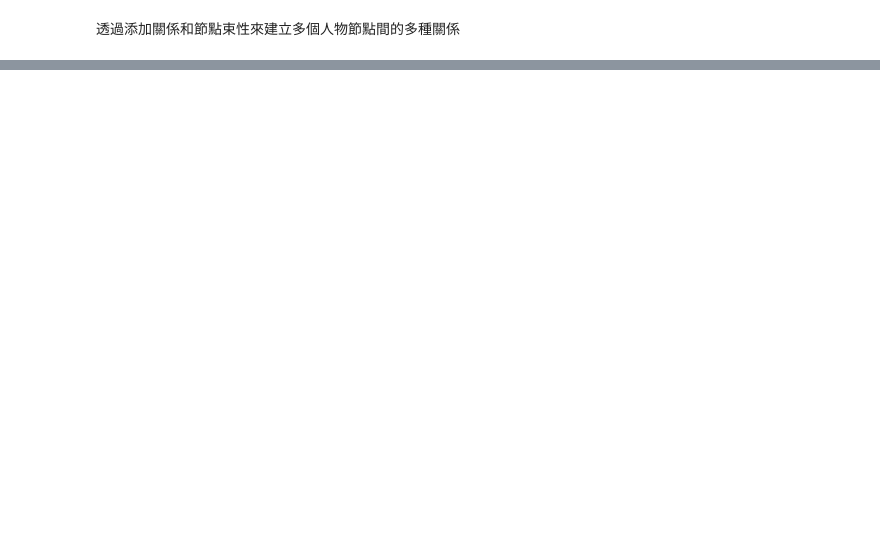
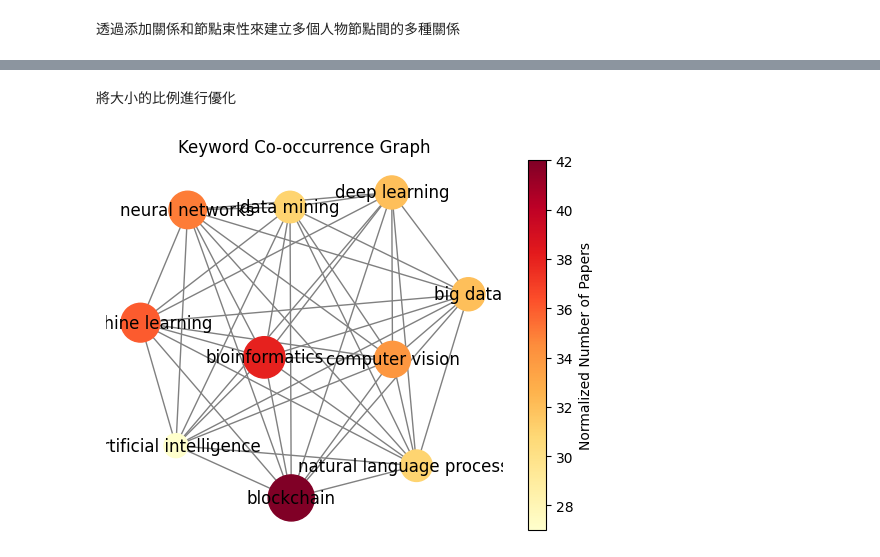
Before and after one commit to samhsiao6238/PythonFinance_2024, a Jupyter notebook: D21_neo4j/04_knowledge-graph/00_專案/src/ex01.ipynb, the cells around one changed output, grey strips where cells are left out. Cells and saved outputs as stored; diff of their text form; code cells hidden in the pictures; blank space fills up the shorter version.

```diff
--- a/D21_neo4j/04_knowledge-graph/00_專案/src/ex01.ipynb
+++ b/D21_neo4j/04_knowledge-graph/00_專案/src/ex01.ipynb
@@ -152,0 +351,67 @@ Created: Eve with attributes {'occupation': 'Analyst', 'name': 'Eve', 'age': 29}
+# %% [markdown]
+將大小的比例進行優化
+# %%
+import matplotlib.pyplot as plt
+import networkx as nx
+from neo4j import GraphDatabase
+import numpy as np
+
+# Neo4j Bolt URL
+uri = "bolt://localhost:7687"
+username = "neo4j"
+password = "sam112233"
+
+driver = GraphDatabase.driver(uri, auth=(username, password))
+
+def fetch_data(tx):
+    # 查询关键字和与其相关的文献数量
+    query = """
+    MATCH (k:Keyword)<-[:HAS_KEYWORD]-(p:Paper)
+    RETURN k.name AS keyword, COUNT(p) AS papers
+    """
+    return list(tx.run(query))
+
+def plot_keywords_graph(data):
+    G = nx.Graph()
+    papers_counts = [record['papers'] for record in data]
+    min_papers = min(papers_counts)
+    max_papers = max(papers_counts)
+
+    # Calculate size factor based on the range of paper counts
+    base_size = 300  # Base size for the smallest node
+    size_range = 800  # Additional size for the largest node
+
+    for record in data:
+        keyword, weight = record['keyword'], record['papers']
+        # Normalize weight and apply scaling factor
+        normalized_weight = (weight - min_papers) / (max_papers - min_papers)
+        scaled_size = base_size + normalized_weight * size_range
+        G.add_node(keyword, size=scaled_size, count=weight)
+
+    for i in range(len(data)):
+        for j in range(i + 1, len(data)):
+            G.add_edge(data[i]['keyword'], data[j]['keyword'])
+
+    pos = nx.spring_layout(G)
+    sizes = [G.nodes[node]['size'] for node in G]  # Use calculated size
+    normalized_counts = [(G.nodes[node]['count'] - min_papers) / (max_papers - min_papers) for node in G]
+    cmap = plt.get_cmap('YlOrRd')
+    norm = plt.Normalize(vmin=min_papers, vmax=max_papers)
+
+    fig, ax = plt.subplots()
+    nx.draw(G, pos, ax=ax, with_labels=True, node_size=sizes, node_color=normalized_counts, cmap=cmap, edge_color='gray')
+
+    sm = plt.cm.ScalarMappable(cmap=cmap, norm=norm)
+    sm.set_array([])
+    plt.colorbar(sm, ax=ax, label='Normalized Number of Papers')
+
+    plt.title('Keyword Co-occurrence Graph')
+    plt.show()
+
+with driver.session() as session:
+    keyword_data = session.read_transaction(fetch_data)
+    plot_keywords_graph(keyword_data)
+
+driver.close()
+# %% [output]
+[figure, added]
```
Also changed, not shown: parts of 12 cells of this notebook, 5 other files.
